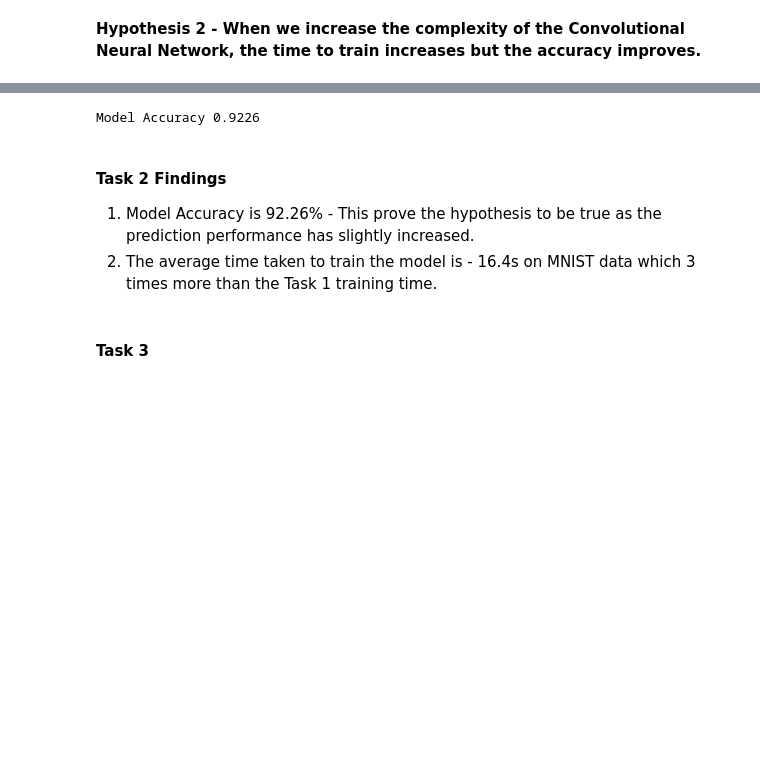
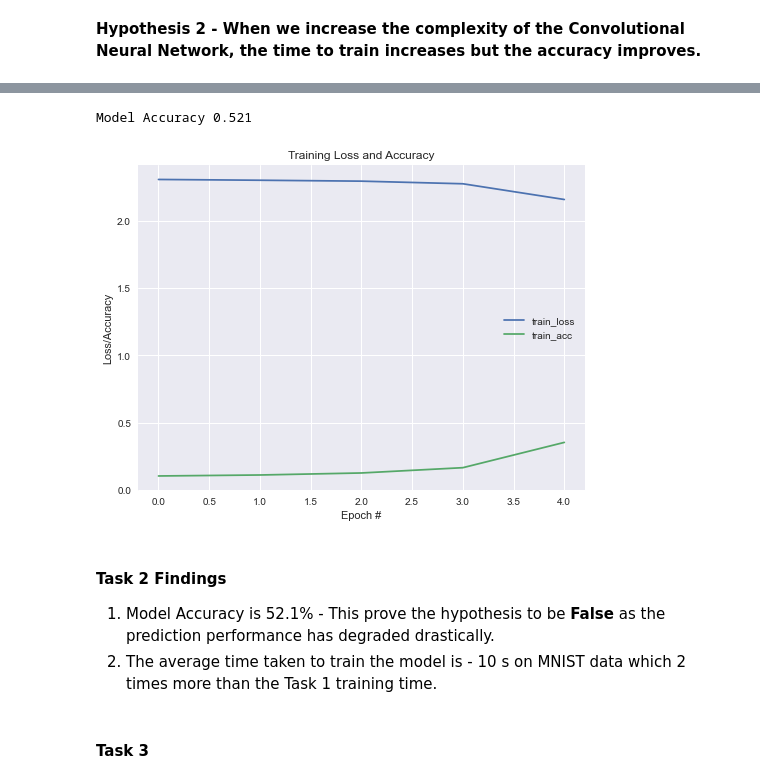
Before and after one commit to inqubate/vision_projects, a Jupyter notebook: notebooks/20201013_Team4_CNN_Saurav_Bakshi.ipynb, the cells around one changed output, grey strips where cells are left out. Cells and saved outputs as stored; diff of their text form; code cells hidden in the pictures; blank space fills up the shorter version.

```diff
--- a/notebooks/20201013_Team4_CNN_Saurav_Bakshi.ipynb
+++ b/notebooks/20201013_Team4_CNN_Saurav_Bakshi.ipynb
@@ -183,23 +245,23 @@ Assumption - The dataset will be split into Train, Validation and Test. However
 # %% [markdown]
 **Hypothesis 2 - When we increase the complexity of the Convolutional Neural Network, the time to train increases but the accuracy improves.**
 # %%
-def build_task2_model(activation, n_classes):
+def build_task2_model(activation, n_classes, filter_size, hidden_dense_units):
     # Task 2
     model = Sequential()
-    model.add(Conv2D(32, (3, 3), input_shape=(28, 28, 1)))
-    model.add(Activation(activation))
-    model.add(Conv2D(32, (3, 3)))
-    model.add(Activation(activation))
-    model.add(Dense(128))
-    model.add(Activation(activation))
+    model.add(Conv2D(32, filter_size, input_shape=(28, 28, 1), activation=activation))
+    model.add(Conv2D(32, filter_size, activation=activation))
+    model.add(Flatten())
+    model.add(Dense(units=hidden_dense_units, activation=activation))
     model.add(Flatten())
     model.add(Dense(n_classes))
     model.add(Activation("softmax"))
     return model
 # %%
+filter_size = (5, 5)
 activation = "sigmoid"
 learning_rate = 0.01
 opt = SGD(learning_rate)
+hidden_dense_units = 128
 batch_size = 128
 n_epochs = 5
 n_classes = len(class_types)
@@ -256,0 +296,6 @@ _________________________________________________________________
+# %%
+# recompile the model for training at epoch = 5
+t2_model = build_model(build_task2_model, activation, n_classes, filter_size, hidden_dense_units)
+t2_model_hist, t2_model = run_model(t2_model, loss,
+                                              opt, metrics, n_epochs,
+                                              batch_size, validation_data=None)
@@ -257,16 +333,20 @@ _________________________________________________________________
 # %%
 # evaluate the network
-predictions = t2_model.predict(testX, batch_size=128)
+predictions = t2_model.predict(testX, batch_size=batch_size)
 acc_score = accuracy_score(testY.argmax(axis=1),
                            predictions.argmax(axis=1))
 print(f"Model Accuracy {acc_score}")
 # %% [output]
-Model Accuracy 0.9226
+Model Accuracy 0.521
+# %%
+plot_summary(t2_model_hist, n_epochs)
+# %% [output]
+[figure, added]
 # %% [markdown]
 #### Task 2 Findings
 
-1. Model Accuracy is 92.26% - This prove the hypothesis to be true as the prediction performance has slightly increased.
-2. The average time taken to train the model is - 16.4s on MNIST data which 3 times more than the Task 1 training time.
+1. Model Accuracy is 52.1% - This prove the hypothesis to be **False** as the prediction performance has degraded drastically.
+2. The average time taken to train the model is - 10 s on MNIST data which 2 times more than the Task 1 training time.
 # %% [markdown]
 #### Task 3
 # %% [markdown]
```
Also changed, not shown: parts of 129 cells of this notebook, 1 other file.
